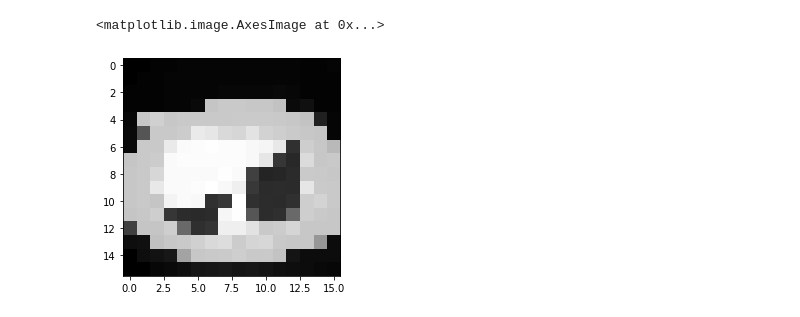
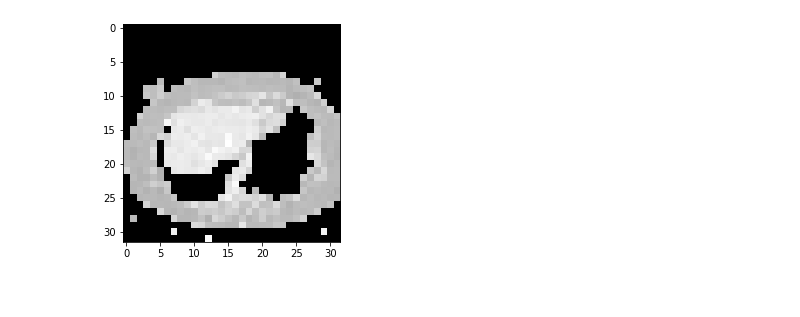
Before and after one commit to Ahmadsad/ID2211-Project, a Jupyter notebook: albin.ipynb, the cells around one changed output. Drawn from its saved outputs; the diff is of its cells as text; code cells hidden in the pictures.

```diff
--- a/albin.ipynb
+++ b/albin.ipynb
@@ -21,23 +9,23 @@ normalized_image = image / np.max(image)
-# %%
-# Compress image by creating a new pixel by taking the median value from a square of 4x4 pixels
-image_width = image.shape[0]
-
-compression_factor = 32 # needs to be a multiple of 4 (e.g. 2,4,8,16)
-
-new_width = int(image_width / compression_factor)
-
-compressed_image = np.zeros((new_width,new_width))
-
-for i in range(0, image_width, compression_factor):
-    c_i = int(i / compression_factor)
-    for j in range(0, image_width, compression_factor):
-        c_j = int(j / compression_factor)
-        pixels = normalized_image[i:i+compression_factor,j:j+compression_factor]
-        compressed_image[c_i,c_j] = np.median(pixels)
-
-plt.imshow(compressed_image, cmap='gray')
-# %% [output]
-<matplotlib.image.AxesImage at 0x...>
-[figure, removed]
+# %%
+# get image
+image_dcm = sitk.ReadImage('data/IMG-0002-00074.dcm');
+image_array_view = sitk.GetArrayViewFromImage(image_dcm)
+image = image_array_view.squeeze()
+
+# scale down image
+scaling_factor = 16
+image = scipy.ndimage.affine_transform(image, matrix=[[scaling_factor, 0], [0, scaling_factor]], offset=0, output_shape=(int(image.shape[0]/scaling_factor), int(image.shape[1]/scaling_factor)))
+
+# clip values to range -160 <-> 240, which is the intensity values of blood-filled organs.
+image[image < -160] = -1024
+image[image > 240] = -1024
+
+image = np.sqrt((image+np.abs(np.min(image)))**2) # add an offset and 'remove' negative values
+image = image/np.max(image) # normalize
+
+# plot image
+plt.imshow(image, cmap='gray');
+# %% [output]
+[figure, added]
 # %%
 # similarity matrix - nodes are connected if they are neighbours and they share the same value
```
Also changed, not shown: parts of 8 cells of this notebook, 1 other file.
